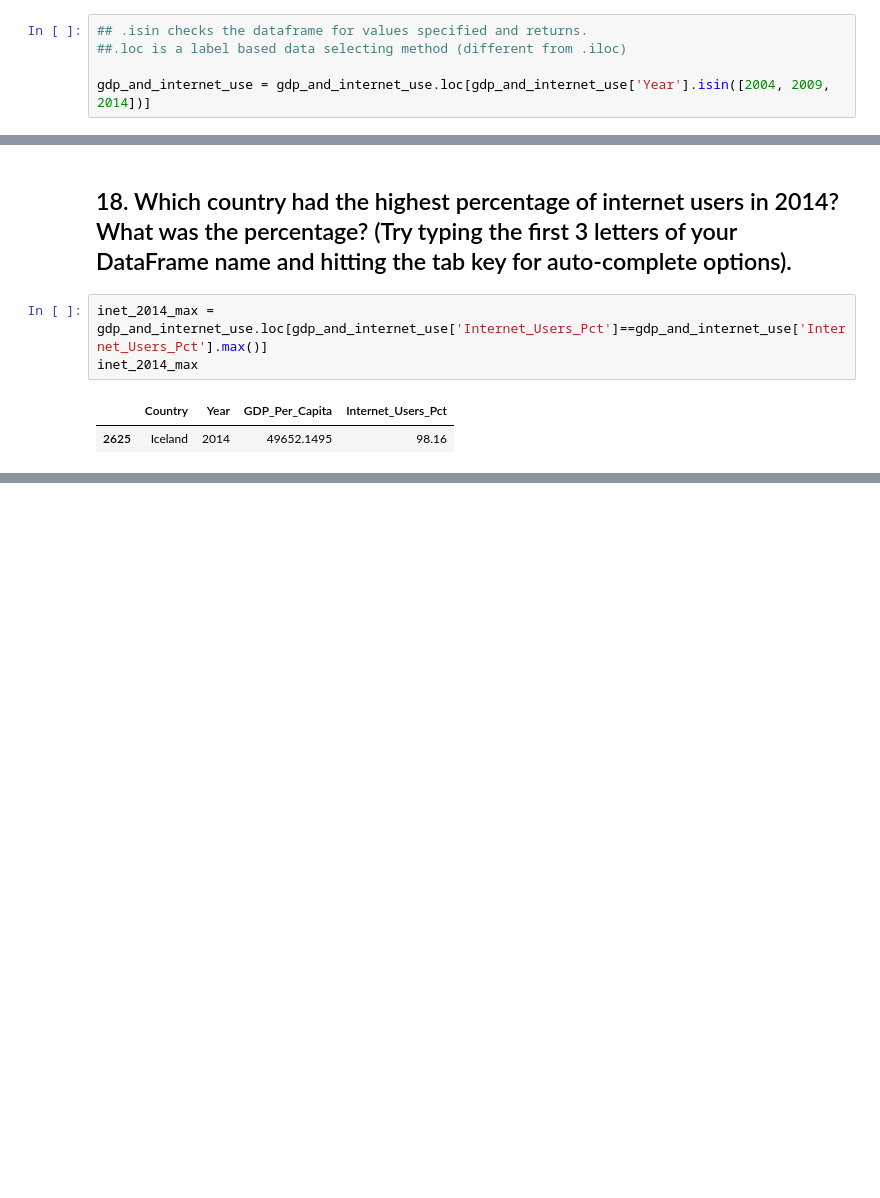
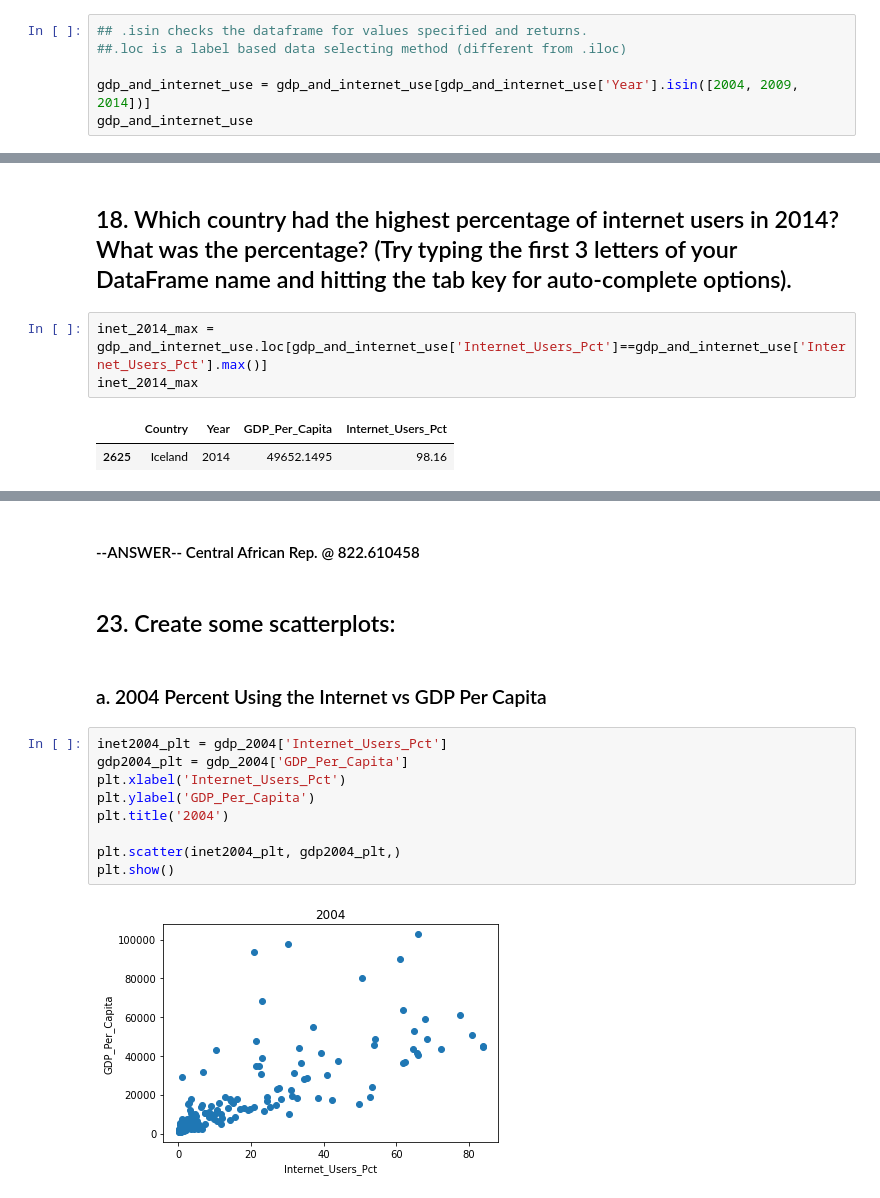
Before and after one commit to NSS-Data-Analytics-Cohort-7/gdp-and-internet-usage-jamorgan8, a Jupyter notebook: notebooks/gdp_and_internet_usage.ipynb, the cells around one changed output, grey strips where cells are left out. Saved outputs shown, nothing was run; the diff lists cells and outputs as text; blank space fills up the shorter version.

```diff
--- a/notebooks/gdp_and_internet_usage.ipynb
+++ b/notebooks/gdp_and_internet_usage.ipynb
@@ -202,4 +217,5 @@ gdp_and_internet_use.tail()
 ## .isin checks the dataframe for values specified and returns.
 ##.loc is a label based data selecting method (different from .iloc)
 
-gdp_and_internet_use = gdp_and_internet_use.loc[gdp_and_internet_use['Year'].isin([2004, 2009, 2014])]
+gdp_and_internet_use = gdp_and_internet_use[gdp_and_internet_use['Year'].isin([2004, 2009, 2014])]
+gdp_and_internet_use
@@ -339,0 +397,17 @@ print(inet_2004_min)
+# %% [markdown]
+#### --ANSWER-- Central African Rep. @ 822.610458
+# %% [markdown]
+## 23. Create some scatterplots:
+# %% [markdown]
+### a.  2004 Percent Using the Internet vs GDP Per Capita
+# %%
+inet2004_plt = gdp_2004['Internet_Users_Pct']
+gdp2004_plt = gdp_2004['GDP_Per_Capita']
+plt.xlabel('Internet_Users_Pct')
+plt.ylabel('GDP_Per_Capita')
+plt.title('2004')
+
+plt.scatter(inet2004_plt, gdp2004_plt,)
+plt.show()
+# %% [output]
+[figure, added]
```
Also changed, not shown: parts of 43 cells of this notebook.
